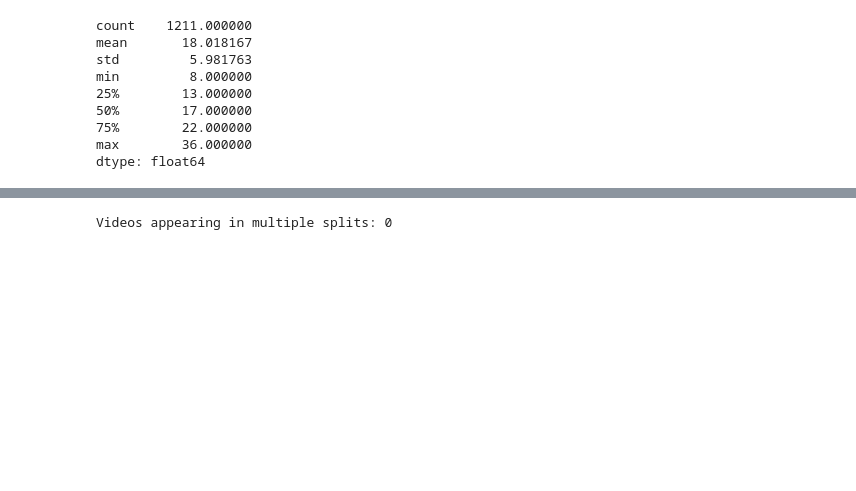
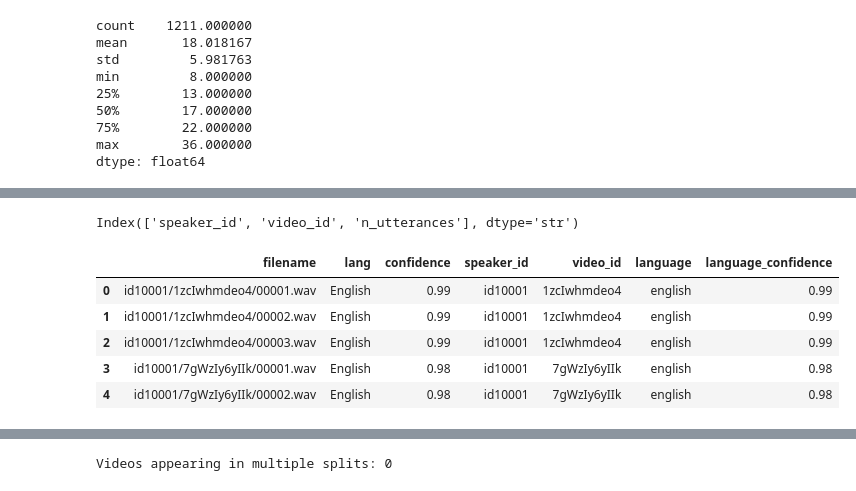
Before and after one commit to Junicolay/interview-anonymization, a Jupyter notebook: notebooks/01_voxceleb_exploration.ipynb, the cells around one changed output, grey strips where cells are left out. Drawn from its saved outputs; the diff is of its cells as text; code cells hidden in the pictures; blank space fills up the shorter version.

```diff
--- a/notebooks/01_voxceleb_exploration.ipynb
+++ b/notebooks/01_voxceleb_exploration.ipynb
@@ -143,0 +197,36 @@ Speakers with at least 3 videos: 1211
+# %%
+print(video_df.columns)
+# %% [output]
+Index(['speaker_id', 'video_id', 'n_utterances'], dtype='str')
+# %%
+normalized_filenames = (
+    language_df["filename"]
+    .astype(str)
+    .str.replace("\\", "/", regex=False)
+)
+
+path_parts = normalized_filenames.str.split("/")
+
+language_df["speaker_id"] = path_parts.str[-3]
+language_df["video_id"] = path_parts.str[-2]
+
+language_df["language"] = (
+    language_df["lang"]
+    .astype(str)
+    .str.strip()
+    .str.lower()
+)
+
+language_df["language_confidence"] = pd.to_numeric(
+    language_df["confidence"],
+    errors="coerce"
+)
+
+language_df.head()
+# %% [output]
+|  | filename | lang | confidence | speaker_id | video_id | language | language_confidence |
+| 0 | id10001/1zcIwhmdeo4/00001.wav | English | 0.99 | id10001 | 1zcIwhmdeo4 | english | 0.99 |
+| 1 | id10001/1zcIwhmdeo4/00002.wav | English | 0.99 | id10001 | 1zcIwhmdeo4 | english | 0.99 |
+| 2 | id10001/1zcIwhmdeo4/00003.wav | English | 0.99 | id10001 | 1zcIwhmdeo4 | english | 0.99 |
+| 3 | id10001/7gWzIy6yIIk/00001.wav | English | 0.98 | id10001 | 7gWzIy6yIIk | english | 0.98 |
+| 4 | id10001/7gWzIy6yIIk/00002.wav | English | 0.98 | id10001 | 7gWzIy6yIIk | english | 0.98 |
```
Also changed, not shown: parts of 27 cells of this notebook, 10 other files.
